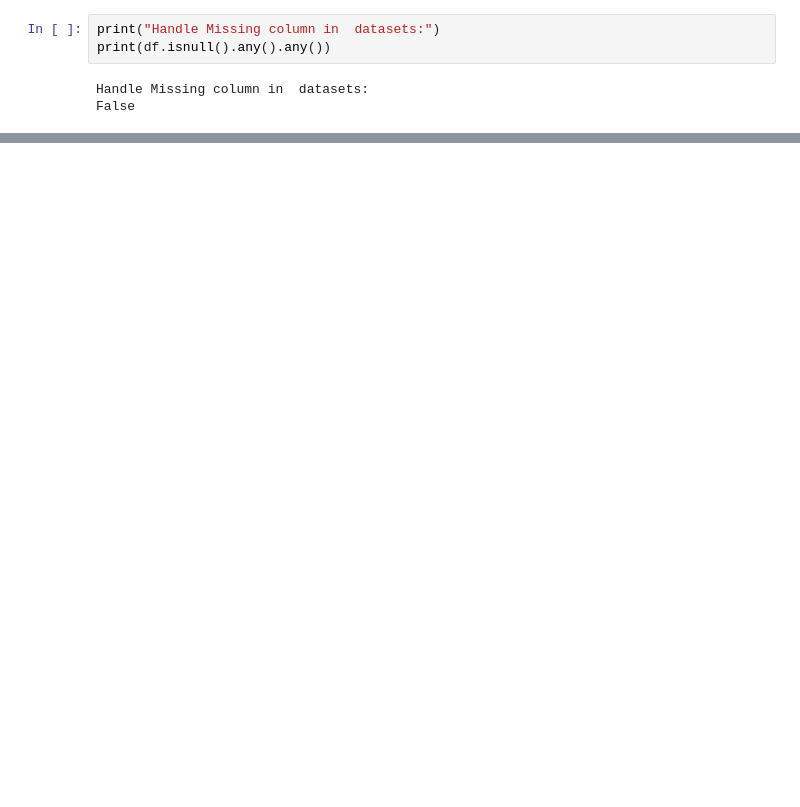
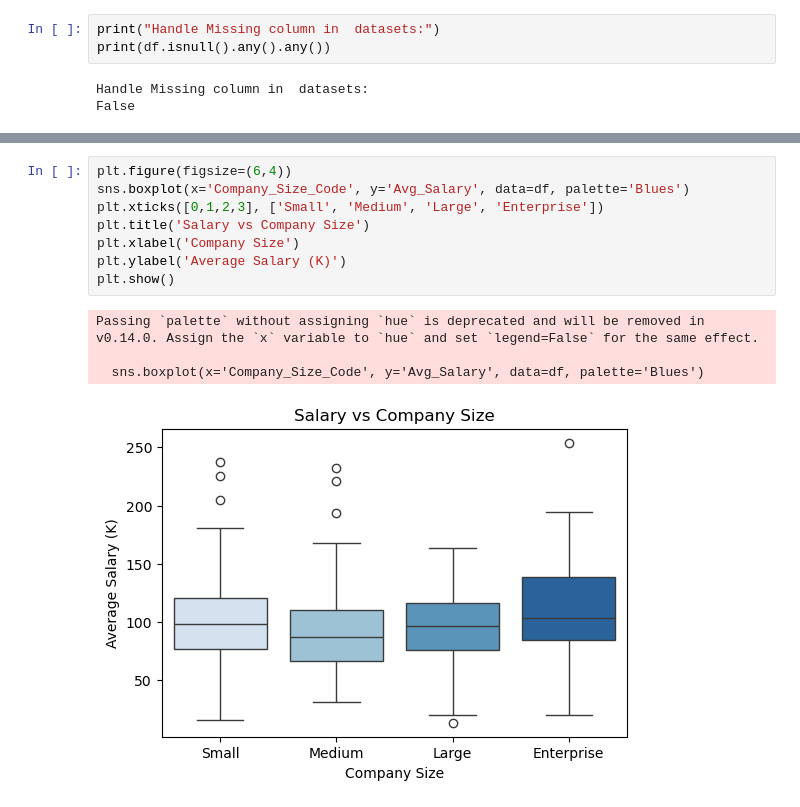
Before and after one commit to iamarul/mtech-class, a Jupyter notebook: 1st_sem/FAI/Hackathon-1/hack-prob.ipynb, the cells around one changed output, grey strips where cells are left out. Drawn from its saved outputs; the diff is of its cells as text; blank space fills up the shorter version.

```diff
--- a/1st_sem/FAI/Hackathon-1/hack-prob.ipynb
+++ b/1st_sem/FAI/Hackathon-1/hack-prob.ipynb
@@ -46,0 +212,13 @@ False
+# %%
+plt.figure(figsize=(6,4))
+sns.boxplot(x='Company_Size_Code', y='Avg_Salary', data=df, palette='Blues')
+plt.xticks([0,1,2,3], ['Small', 'Medium', 'Large', 'Enterprise'])
+plt.title('Salary vs Company Size')
+plt.xlabel('Company Size')
+plt.ylabel('Average Salary (K)')
+plt.show()
+# %% [output]
+Passing `palette` without assigning `hue` is deprecated and will be removed in v0.14.0. Assign the `x` variable to `hue` and set `legend=False` for the same effect.
+
+  sns.boxplot(x='Company_Size_Code', y='Avg_Salary', data=df, palette='Blues')
+[figure, added]
```
Also changed, not shown: parts of 21 cells of this notebook, 32 other files.
